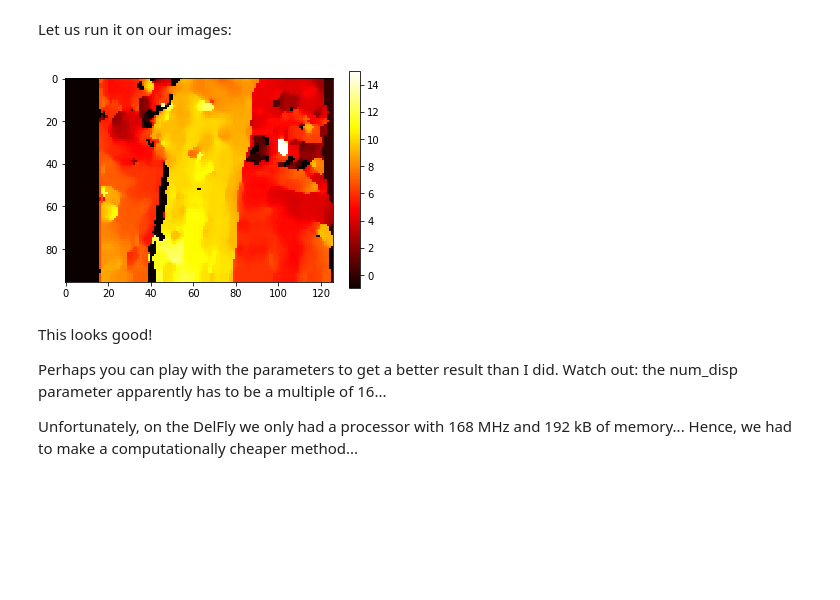
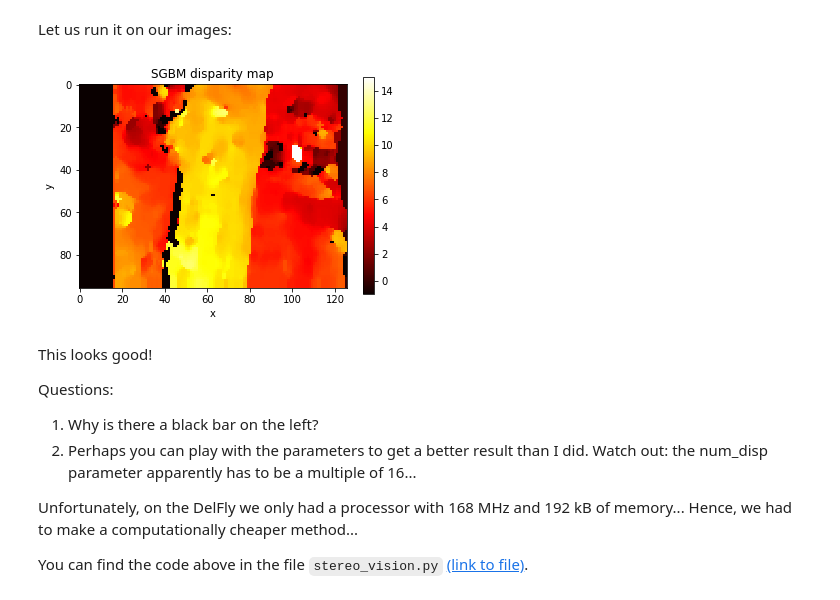
Before and after one commit to guidoAI/stereo_notebook, a Jupyter notebook: stereo_vision.ipynb, the cells around one changed output. Cells and saved outputs as stored; diff of their text form; code cells hidden in the pictures; blank space fills up the shorter version.

Commit message:
Clarified some things in the code, expanded the questions

```diff
--- a/stereo_vision.ipynb
+++ b/stereo_vision.ipynb
@@ -228,14 +250,22 @@ Let us run it on our images:
 # %%
 D = calculate_disparities(imgL, imgR, window_size=7, min_disp=0, num_disp=16)
 plt.figure();
 plt.imshow(D, cmap='hot');
 plt.colorbar();
+plt.xlabel('x');
+plt.ylabel('y');
+plt.title('SGBM disparity map');
 plt.draw()
 # %% [output]
-[figure, old version]
+[figure, new version]
 # %% [markdown]
 This looks good!
 
-Perhaps you can play with the parameters to get a better result than I did. Watch out: the num_disp parameter apparently has to be a multiple of 16...
+Questions:
+
+1. Why is there a black bar on the left?
+2. Perhaps you can play with the parameters to get a better result than I did. Watch out: the num_disp parameter apparently has to be a multiple of 16...
 
 Unfortunately, on the DelFly we only had a processor with 168 MHz and 192 kB of memory... Hence, we had to make a computationally cheaper method...
+
+You can find the code above in the file `stereo_vision.py` <A HREF="https://github.com/guidoAI/stereo_notebook/blob/master/stereo_vision.py" TARGET="_blank">(link to file)</A>.
```
Also changed, not shown: parts of 10 cells of this notebook.
